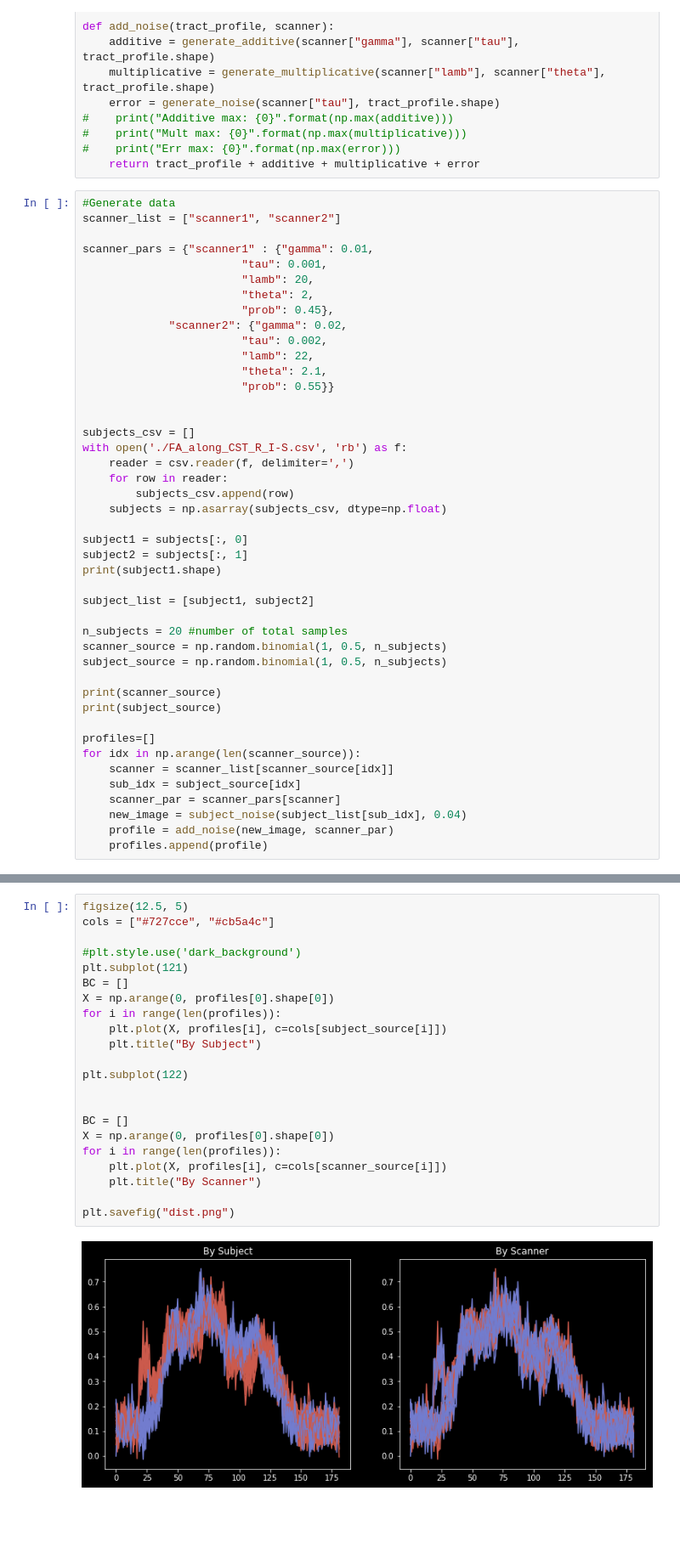
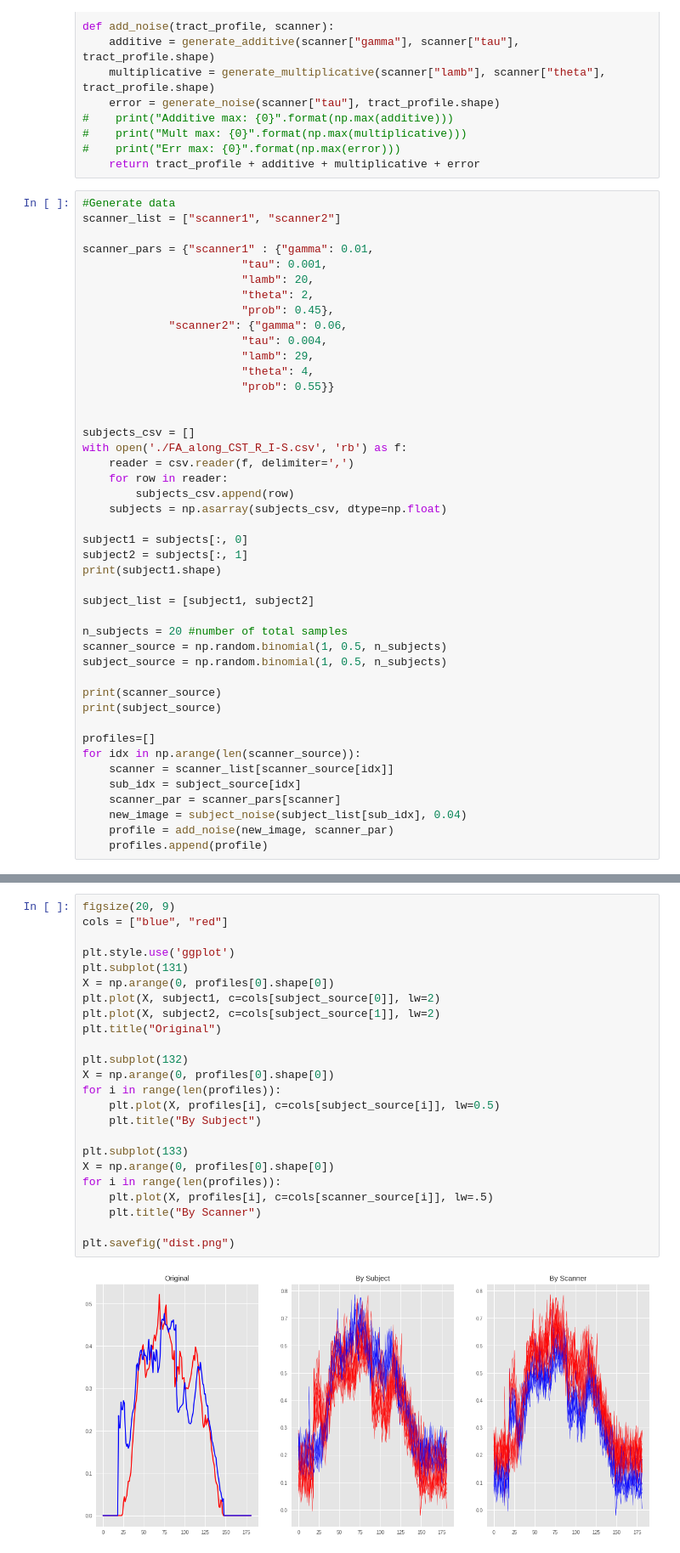
Before and after one commit to rafaceschin/dingo_sim, a Jupyter notebook: dingo_sim.ipynb, the cells around one changed output, grey strips where cells are left out. Shown: that part at 85% size. Cells and saved outputs as stored; diff of their text form; blank space fills up the shorter version.

Commit message:
just graph stuff

```diff
--- a/dingo_sim.ipynb
+++ b/dingo_sim.ipynb
@@ -45,10 +45,10 @@ scanner_pars = {"scanner1" : {"gamma": 0.01,
                         "lamb": 20,
                         "theta": 2,
                         "prob": 0.45},
-             "scanner2": {"gamma": 0.02,
-                        "tau": 0.002,
-                        "lamb": 22,
-                        "theta": 2.1,
+             "scanner2": {"gamma": 0.06,
+                        "tau": 0.004,
+                        "lamb": 29,
+                        "theta": 4,
                         "prob": 0.55}}
 
 
@@ -87,24 +87,26 @@ for idx in np.arange(len(scanner_source)):
 # %%
-figsize(12.5, 5)
-cols = ["#727cce", "#cb5a4c"]
+figsize(20, 9)
+cols = ["blue", "red"]
 
-#plt.style.use('dark_background')
-plt.subplot(121)
-BC = []
+plt.style.use('ggplot')
+plt.subplot(131)
+X = np.arange(0, profiles[0].shape[0])
+plt.plot(X, subject1, c=cols[subject_source[0]], lw=2)
+plt.plot(X, subject2, c=cols[subject_source[1]], lw=2)
+plt.title("Original")
+
+plt.subplot(132)
 X = np.arange(0, profiles[0].shape[0])
 for i in range(len(profiles)):
-    plt.plot(X, profiles[i], c=cols[subject_source[i]])
+    plt.plot(X, profiles[i], c=cols[subject_source[i]], lw=0.5)
     plt.title("By Subject")
 
-plt.subplot(122)
-
-
-BC = []
+plt.subplot(133)
 X = np.arange(0, profiles[0].shape[0])
 for i in range(len(profiles)):
-    plt.plot(X, profiles[i], c=cols[scanner_source[i]])
+    plt.plot(X, profiles[i], c=cols[scanner_source[i]], lw=.5)
     plt.title("By Scanner")
 
 plt.savefig("dist.png")
 # %% [output]
-[figure, old version]
+[figure, new version]
```
Also changed, not shown: parts of 2 cells of this notebook.
